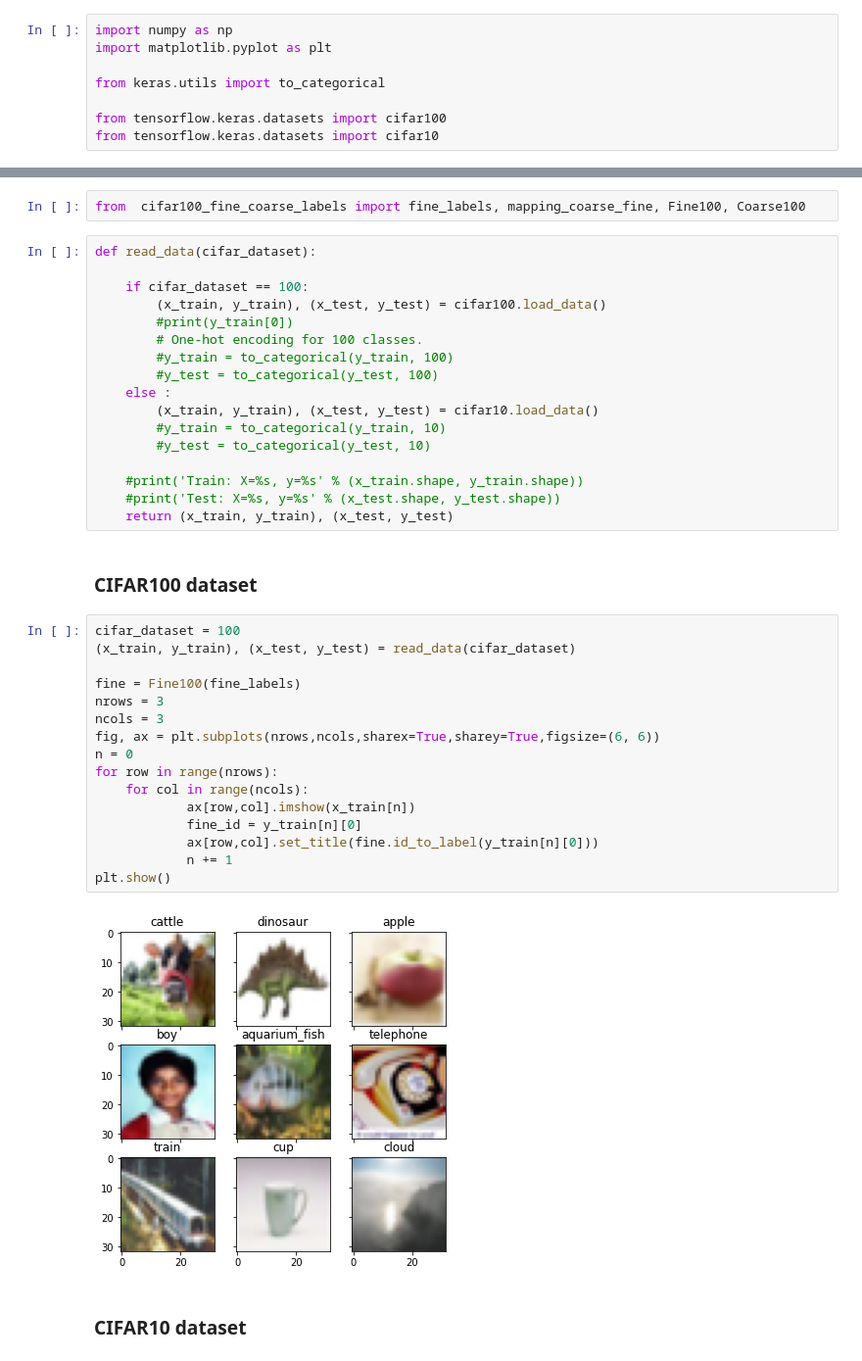
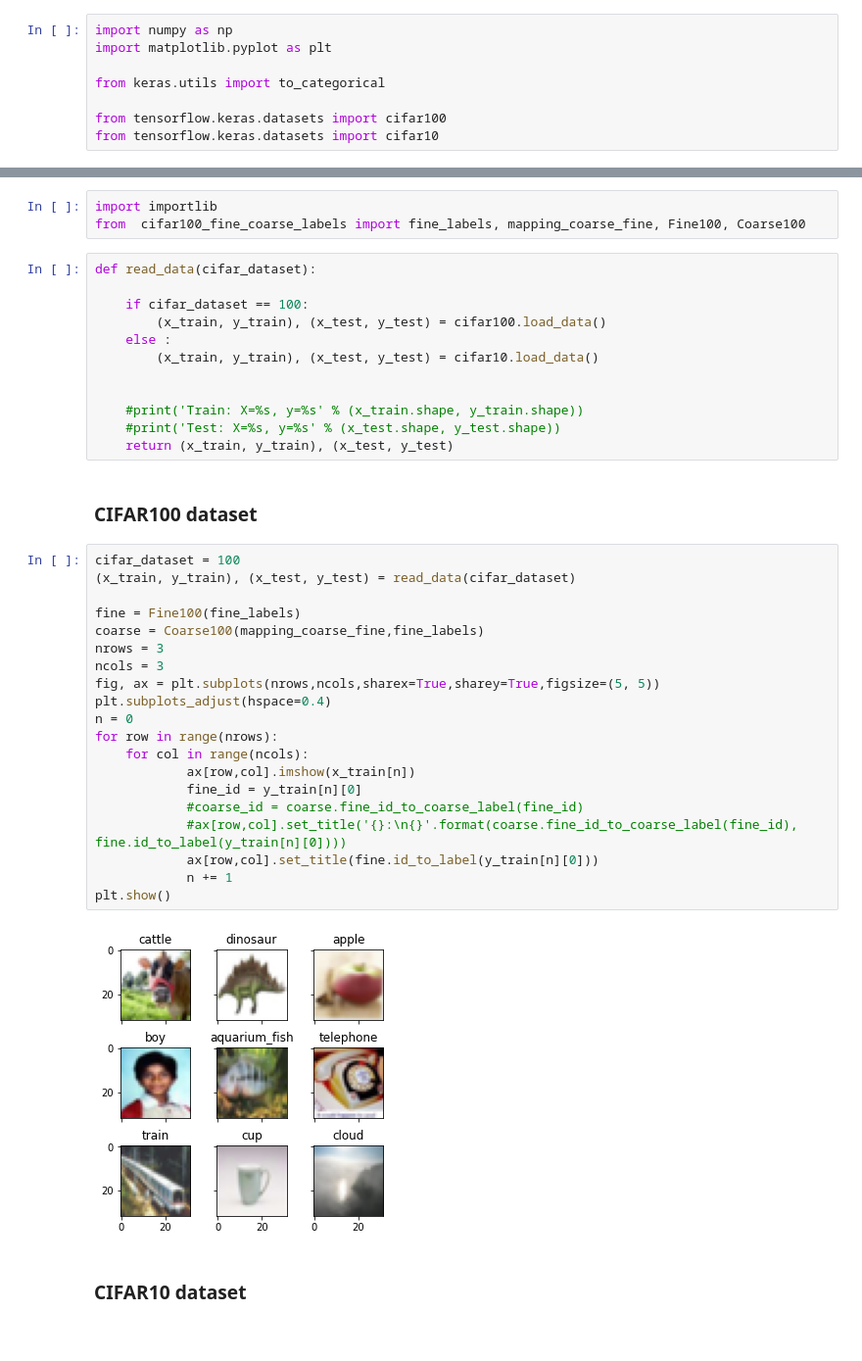
Before and after one commit to btran30/cs584, a Jupyter notebook: sample_images.ipynb, the cells around one changed output, grey strips where cells are left out. Shown at 98% size. Cells and saved outputs as stored; diff of their text form.

```diff
--- a/sample_images.ipynb
+++ b/sample_images.ipynb
@@ -18,20 +20,16 @@ for file in uploaded:
 Saving cifar100_fine_coarse_labels.py to cifar100_fine_coarse_labels.py
 file name : cifar100_fine_coarse_labels.py , length: 30
 # %%
+import importlib
 from  cifar100_fine_coarse_labels import fine_labels, mapping_coarse_fine, Fine100, Coarse100
 # %%
 def read_data(cifar_dataset):
 
     if cifar_dataset == 100:
         (x_train, y_train), (x_test, y_test) = cifar100.load_data()
-        #print(y_train[0])
-        # One-hot encoding for 100 classes.
-        #y_train = to_categorical(y_train, 100)
-        #y_test = to_categorical(y_test, 100)
     else :
         (x_train, y_train), (x_test, y_test) = cifar10.load_data()
-        #y_train = to_categorical(y_train, 10)
-        #y_test = to_categorical(y_test, 10)
+
 
     #print('Train: X=%s, y=%s' % (x_train.shape, y_train.shape))
     #print('Test: X=%s, y=%s' % (x_test.shape, y_test.shape))
@@ -41,20 +39,24 @@ def read_data(cifar_dataset):
 # %%
 cifar_dataset = 100
 (x_train, y_train), (x_test, y_test) = read_data(cifar_dataset)
 
 fine = Fine100(fine_labels)
+coarse = Coarse100(mapping_coarse_fine,fine_labels)
 nrows = 3
 ncols = 3
-fig, ax = plt.subplots(nrows,ncols,sharex=True,sharey=True,figsize=(6, 6))
+fig, ax = plt.subplots(nrows,ncols,sharex=True,sharey=True,figsize=(5, 5))
+plt.subplots_adjust(hspace=0.4)
 n = 0
 for row in range(nrows):
     for col in range(ncols):
             ax[row,col].imshow(x_train[n])
             fine_id = y_train[n][0]
+            #coarse_id = coarse.fine_id_to_coarse_label(fine_id)
+            #ax[row,col].set_title('{}:\n{}'.format(coarse.fine_id_to_coarse_label(fine_id), fine.id_to_label(y_train[n][0])))
             ax[row,col].set_title(fine.id_to_label(y_train[n][0]))
             n += 1
 plt.show()
 # %% [output]
-[figure, old version]
+[figure, new version]
 # %% [markdown]
 ### CIFAR10 dataset
```
Also changed, not shown: parts of 3 cells of this notebook.
